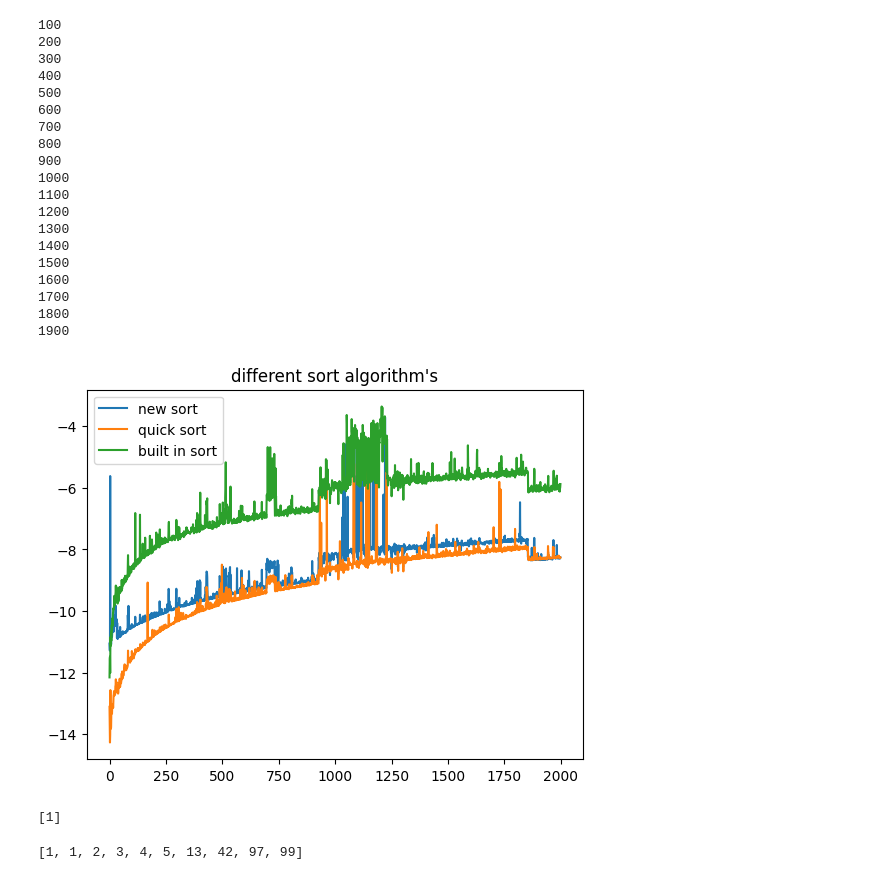
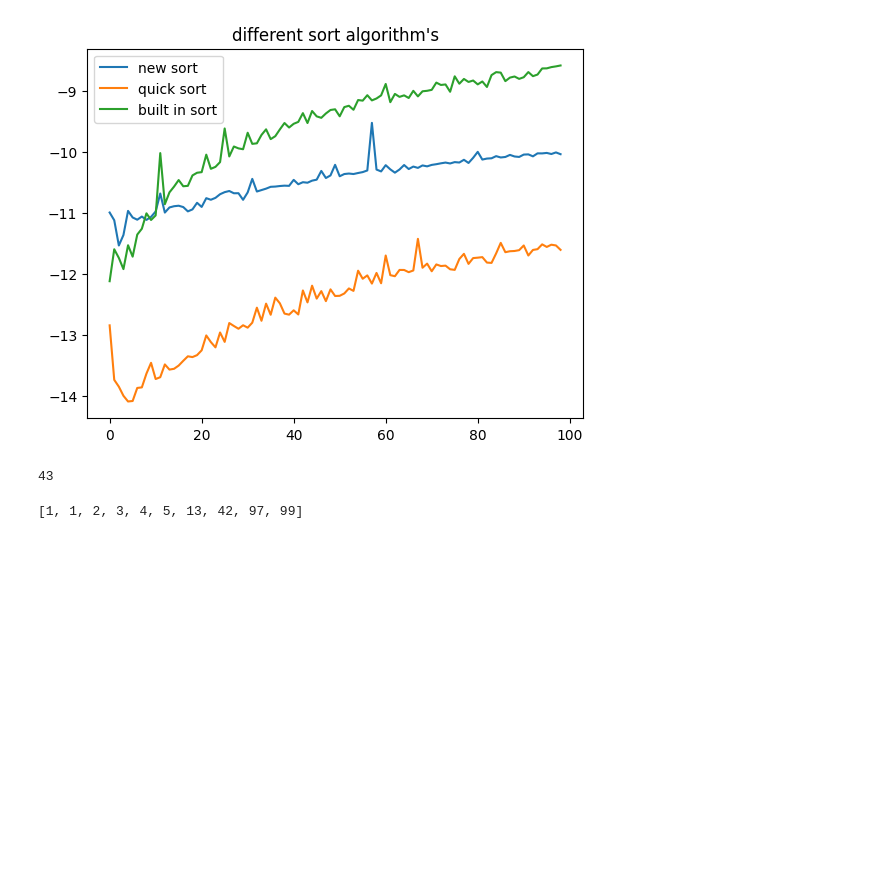
Before and after one commit to adrianyang2012/sorting_algorithims, a Jupyter notebook: sorting.ipynb, the cells around one changed output. Cells and saved outputs as stored; diff of their text form; code cells hidden in the pictures; blank space fills up the shorter version.

Commit message:
fixed bucket sort

```diff
--- a/sorting.ipynb
+++ b/sorting.ipynb
@@ -41,14 +41,13 @@ def remove_nan(li):
       li2.append(li[i])
   return li2
 def new_sort(li):
-  try:
-    li2 = [[] for i in range(0,max(li))]
-    for i in range(0,len(li)):
-      li2[li[i]-1].append(li[i])
-    for i in range(0,len(li2))
-    return li2.remove_nan
-  except:
-    return
+  li2 = [[] for i in range(0,max(li))]
+  for i in range(0,len(li)):
+    li2[li[i]-1].append(li[i])
+  li3 = []
+  for i in range(0,len(li2)):
+    li3 = li3+li2[i]
+  return li3
 # %%
 sort_1s = []
 their_sorts = []
@@ -60,68 +59,49 @@ marker = 1
 test_min_sort = 0
 test_new_sort = 1
 
-for i in range(1,2000):
+for i in range(1,100):
   if marker:
     if i % 100 == 0:
       print(i)
-  rand_list = [random.randint(0,100) for i in range(0,i)]
-
+  rand_list = [random.randint(1,100) for i in range(0,i)]
   s = timer()
   y = sorted(rand_list)
   e = timer()
   their_sorts.append(e-s)
   s = timer()
-  z = quick_sort(rand_list)
+  z = quick_sort(rand_list[:])
   e = timer()
   quick_sorts.append(e-s)
   if not z==y:
     wrongs+=1
   if test_new_sort:
     s = timer()
     n = new_sort(rand_list)
     e = timer()
     new_sorts.append(e-s)
     if not n==y:
       wrongs2+=1
+      print(n,y)
   if test_min_sort:
     s = timer()
     x = min_sort(rand_list)
     e = timer()
     sort_1s.append(e-s)
 if test_min_sort:
   plt.plot([math.log(sort_1) for sort_1 in sort_1s],label='min sort')
 if test_new_sort:
   plt.plot([math.log(new_sort) for new_sort in new_sorts],label='new sort')
 plt.plot([math.log(sorts) for sorts in their_sorts],label='quick sort')
 plt.plot([math.log(quicks) for quicks in quick_sorts],label='built in sort')
 plt.title('different sort algorithm\'s')
 plt.legend(loc='upper left')
 plt.show()
 # %% [output]
-100
-200
-300
-400
-500
-600
-700
-800
-900
-1000
-1100
-1200
-1300
-1400
-1500
-1600
-1700
-1800
-1900
-[figure, old version]
+[figure, new version]
-# %%
-new_sort([1,1,1])
-# %% [output]
-[1]
+# %%
+wrongs2
+# %% [output]
+43
 # %%
 def remove_nan(li):
   li2 = []
```
